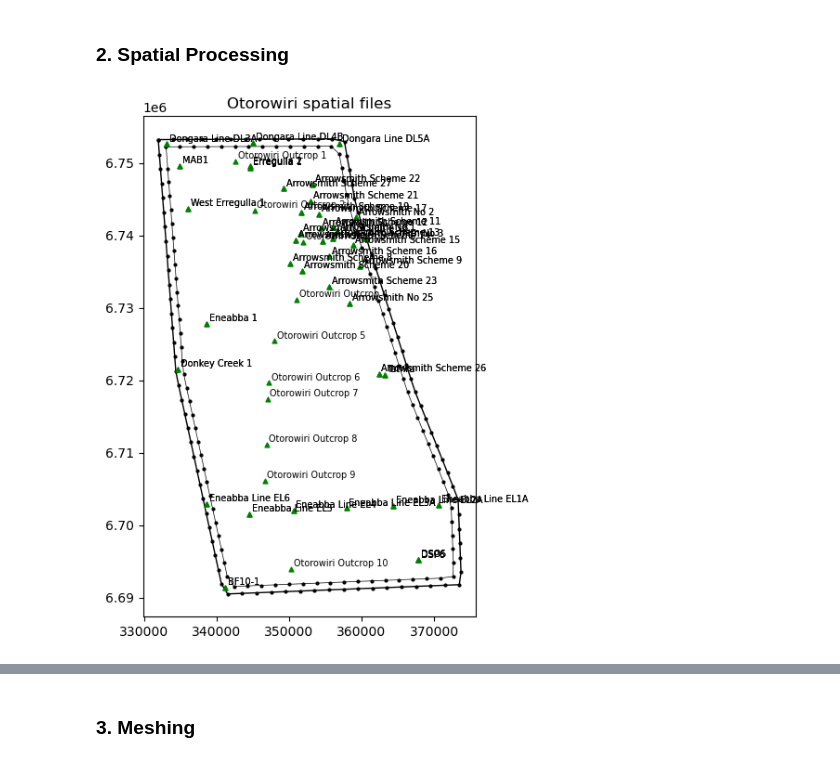
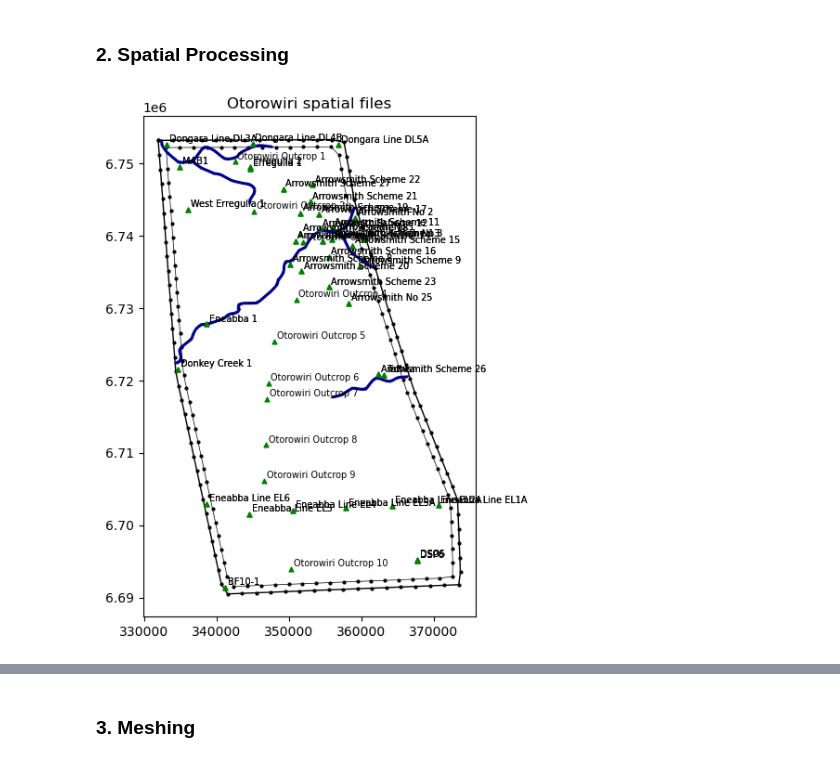
Before and after one commit to malvina-chmielarski/Otorowiri, a Jupyter notebook: scripts/Otorowiri_main_script.ipynb, the cells around one changed output, grey strips where cells are left out. Saved outputs shown, nothing was run; the diff lists cells and outputs as text; code cells hidden in the pictures.

Commit message:
rivers added to main script

```diff
--- a/scripts/Otorowiri_main_script.ipynb
+++ b/scripts/Otorowiri_main_script.ipynb
@@ -60,20 +57,20 @@ project = Project(name, workspace, results, figures, triexe, mfexe)
 # %%
 from loopflopy.spatial import Spatial
 spatial = Spatial(epsg = 28350)
 
 import process_spatial
 process_spatial.model_boundary(spatial, boundary_buff = 1000, simplify_tolerance = 800, node_spacing = 2000)
 process_spatial.geo_bores(spatial)
 process_spatial.obs_bores(spatial)
 process_spatial.pump_bores(spatial)
 #process_spatial.head_boundary(spatial)
 #process_spatial.faults(spatial)
-#process_spatial.river(spatial, node_spacing = 500, buffer_distance = 200, threshold = 100)
+process_spatial.river(spatial, node_spacing = 500, buffer_distance = 200, threshold = 100)
 #process_spatial.lakes(spatial)
 #process_spatial.plot_spatial(spatial)
 process_spatial.plot_spatial2(spatial, geobores = True, obsbores = False, pumpbores = False)
 # %% [output]
-[figure, old version]
+[figure, new version]
 # %%
 m = spatial.obsbore_gdf.explore()#location=[-31.4, 115.8], zoom_start=11, popup = 'ID')
 #m = folium.Map(location=[52.0, 4.0], zoom_start=6)
```
Also changed, not shown: parts of 1 cell of this notebook.
